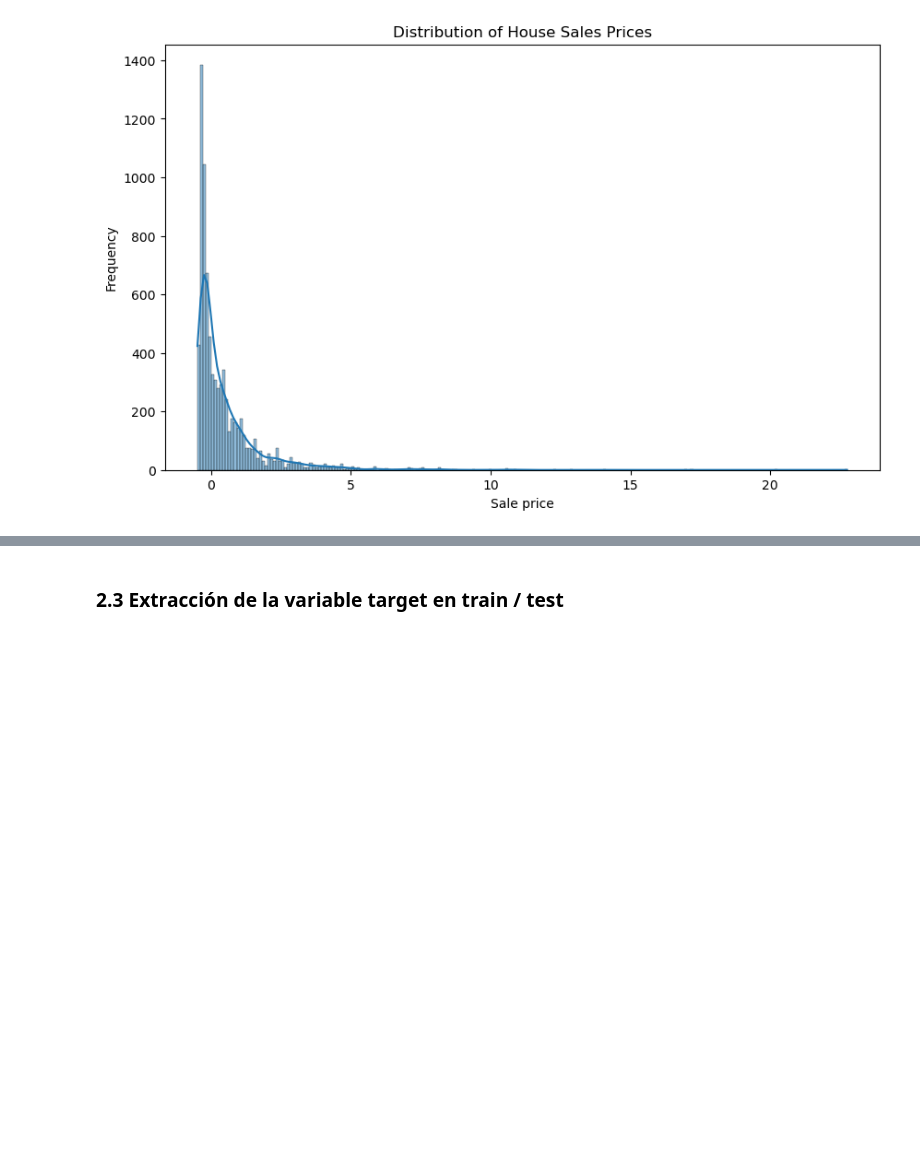
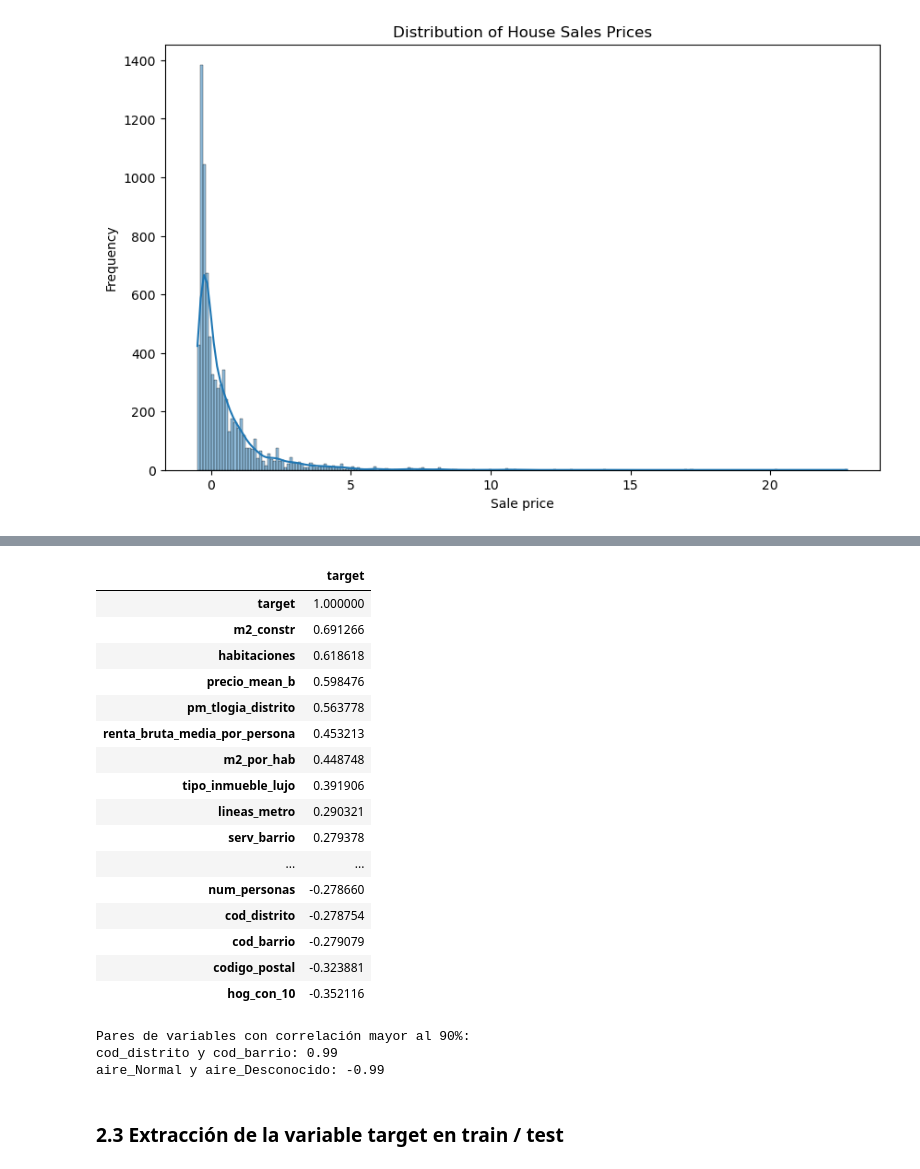
Before and after one commit to avaquerocastro/precios-de-vivienda-madrid, a Jupyter notebook: codigo/04-modelos/Regresion_Modelos_ConScalar.ipynb, the cells around one changed output, grey strips where cells are left out. Saved outputs shown, nothing was run; the diff lists cells and outputs as text; code cells hidden in the pictures; blank space fills up the shorter version.

```diff
--- a/codigo/04-modelos/Regresion_Modelos_ConScalar.ipynb
+++ b/codigo/04-modelos/Regresion_Modelos_ConScalar.ipynb
@@ -149,0 +154,44 @@ sns.heatmap(corr, cbar=True, square= True, fmt='.1f', annot=False, annot_kws={'s
+# %%
+corr[['target']].sort_values(by = 'target',ascending = False).style.background_gradient()
+# %% [output]
+|  | target |
+| target | 1.000000 |
+| m2_constr | 0.691266 |
+| habitaciones | 0.618618 |
+| precio_mean_b | 0.598476 |
+| pm_tlogia_distrito | 0.563778 |
+| renta_bruta_media_por_persona | 0.453213 |
+| m2_por_hab | 0.448748 |
+| tipo_inmueble_lujo | 0.391906 |
+| lineas_metro | 0.290321 |
+| serv_barrio | 0.279378 |
+| ... | ... |
+| num_personas | -0.278660 |
+| cod_distrito | -0.278754 |
+| cod_barrio | -0.279079 |
+| codigo_postal | -0.323881 |
+| hog_con_10 | -0.352116 |
+# %%
+# Establecer un umbral para la correlación (90%)
+threshold = 0.90
+
+# Identificar pares de variables con correlación
+correlations = []
+already_seen = set()
+
+for col in corr.columns:
+    for row in corr.index:
+        if abs(corr.loc[row, col]) > threshold and col != row:
+            pair = tuple(sorted((row, col)))  # Crear pares únicos
+            if pair not in already_seen:
+                correlations.append((row, col, corr.loc[row, col]))
+                already_seen.add(pair)  # Marcar par como ya visto
+
+# Imprimir los resultados
+print("Pares de variables con correlación mayor al 90%:")
+for var1, var2, corr in correlations:
+    print(f"{var1} y {var2}: {corr:.2f}")
+# %% [output]
+Pares de variables con correlación mayor al 90%:
+cod_distrito y cod_barrio: 0.99
+aire_Normal y aire_Desconocido: -0.99
```
Also changed, not shown: parts of 14 cells of this notebook, 18 other files.
